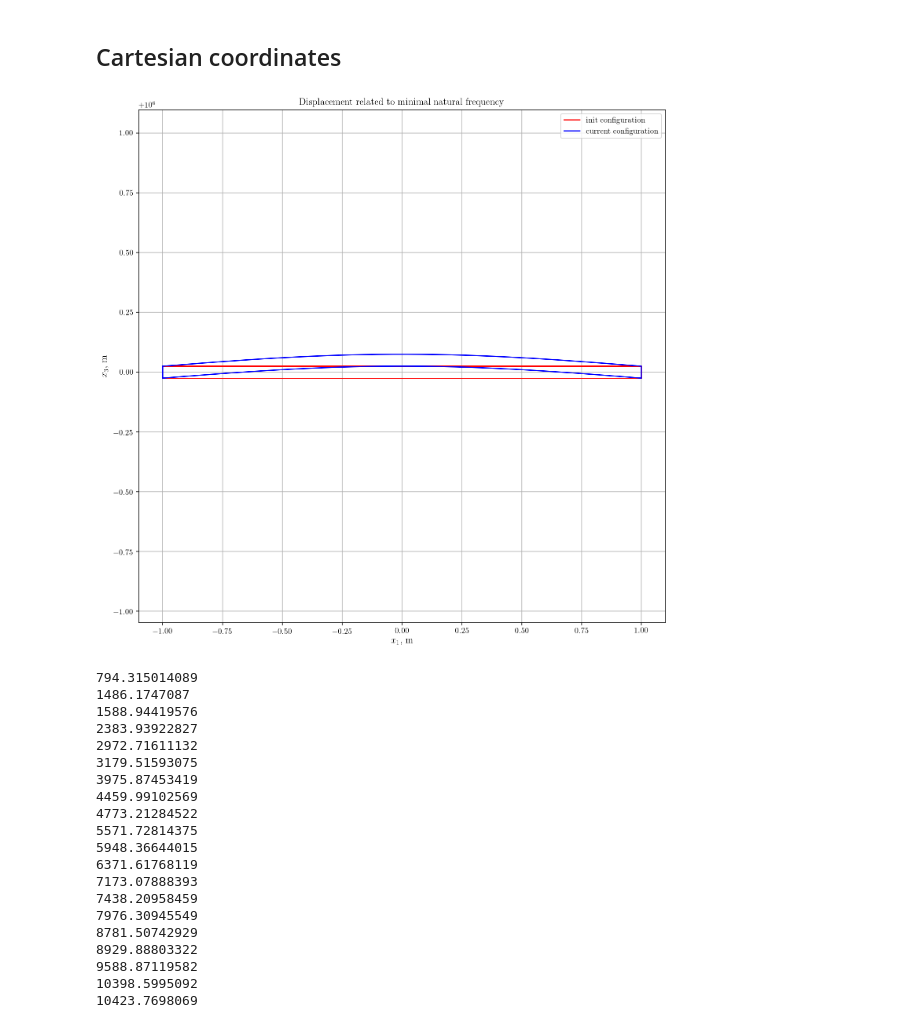
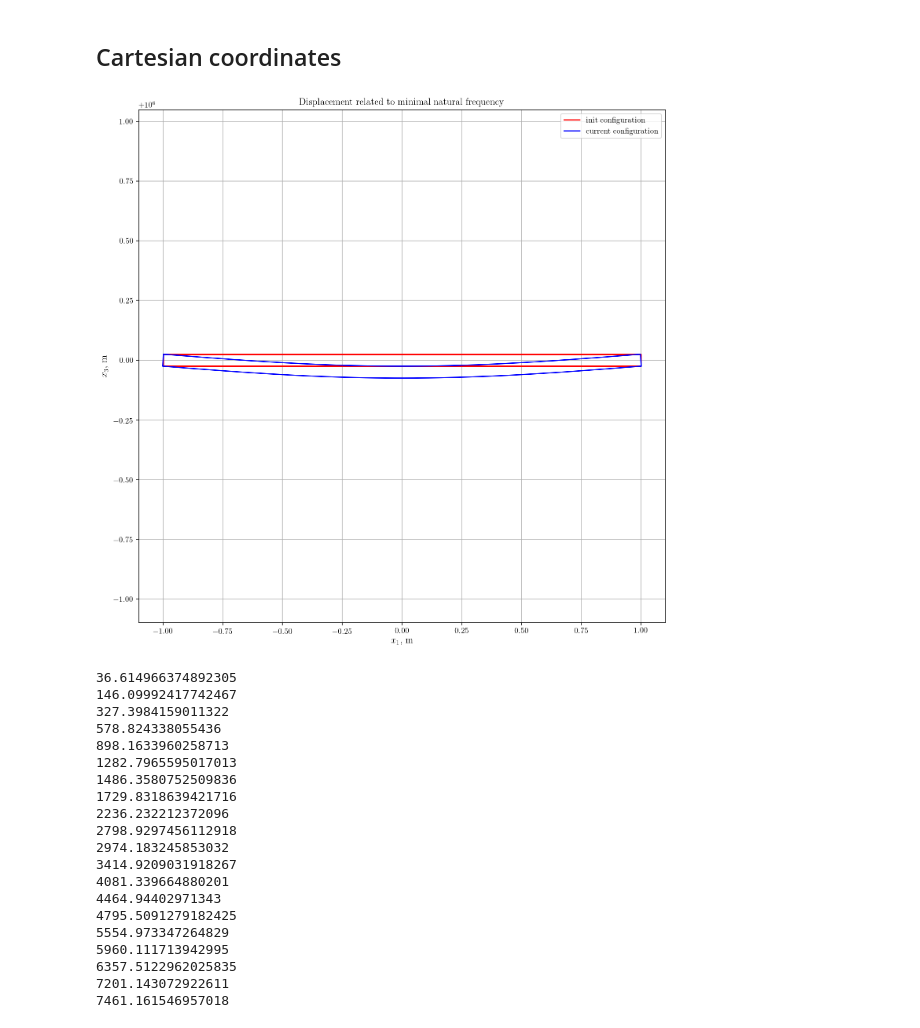
Before and after one commit to tarashor/vibrations, a Jupyter notebook: py/notebooks/LinearSolShellsFEM.ipynb, the cells around one changed output. Drawn from its saved outputs; the diff is of its cells as text; code cells hidden in the pictures.

Commit message:
fixing 1d shell

```diff
--- a/py/notebooks/LinearSolShellsFEM.ipynb
+++ b/py/notebooks/LinearSolShellsFEM.ipynb
@@ -153,9 +153,5 @@ M
 M_in = integrate(M*A*(1+alpha3*K),(alpha3, -h/2, h/2))
 M_in
 
-rows, cols = M_in.shape
-
-for i in range(rows):
-    for j in range(cols):
-        print('M[{},{}]={}'.format(i,j,M_in[i,j]))
+M_in
 # %% [output]
@@ -182,21 +162,22 @@ M[5,5]=0
 import fem.geometry as g
 import fem.model as m
 import fem.material as mat
-import fem.shell.shellsolver as s
-import fem.shell.mesh1D as me
+import fem.shells1D.firstorder.shellsolver as s
+import fem.shells1D.firstorder.result1D as r
+import fem.mesh as me
 import plot
 
 stiffness_matrix_func = lambdify([A, K, mu, la, h], S_in, "numpy")
 mass_matrix_func = lambdify([A, K, rho, h], M_in, "numpy")
 
 
-def stiffness_matrix(material, geometry, x1, x2, x3):
-    A,K = geometry.get_A_and_K(x1,x2,x3)
-    return stiffness_matrix_func(A, K, material.mu(), material.lam(), thickness)
+def stiffness_matrix(material, geometry, x1, h):
+    A,K = geometry.get_A_and_K(x1,0,0)
+    return stiffness_matrix_func(A, K, material.mu(), material.lam(), h)
 
-def mass_matrix(material, geometry, x1, x2, x3):
-    A,K = geometry.get_A_and_K(x1,x2,x3)
-    return mass_matrix_func(A, K, material.rho, thickness)
+def mass_matrix(material, geometry, x1, h):
+    A,K = geometry.get_A_and_K(x1,0,0)
+    return mass_matrix_func(A, K, material.rho, h)
 
 
 
@@ -214,59 +195,59 @@ def generate_layers(thickness, layers_count, material):
 def solve(geometry, thickness, linear, N_width):
     layers_count = 1
     layers = generate_layers(thickness, layers_count, mat.IsotropicMaterial.steel())
     model = m.Model(geometry, layers, m.Model.FIXED_BOTTOM_LEFT_RIGHT_POINTS)
-    mesh = me.Mesh1D.generate(width, layers, N_width, m.Model.FIXED_BOTTOM_LEFT_RIGHT_POINTS)
+    mesh = me.Mesh.generate1D(width, layers, N_width, m.Model.FIXED_BOTTOM_LEFT_RIGHT_POINTS)
     lam, vec = s.solve(model, mesh, stiffness_matrix, mass_matrix)
 
     return lam, vec, mesh, geometry
 
 
 
 width = 2
 curvature = 0.000001
 thickness = 0.05
 
 corrugation_amplitude = 0
-corrugation_frequency = 0
+corrugation_frequency = 20
 
 geometry = g.General(width, curvature, corrugation_amplitude, corrugation_frequency)
 
-N_width = 100
+N_width = 50
 
 lam, vec, mesh, geometry = solve(geometry, thickness, False, N_width)
-results = s.convert_to_results(lam, vec, mesh, geometry)
+results = r.Result.convert_to_results(lam, vec, mesh, geometry)
 
 results_index = 0
 
 plot.plot_init_and_deformed_geometry_in_cartesian(results[results_index], 0, width, -thickness / 2, thickness / 2, 0, geometry.to_cartesian_coordinates)
 to_print = 20
 if (len(results) < to_print):
     to_print = len(results)
 
 for i in range(to_print):
-    print(results[i].rad_per_sec_to_Hz(results[i].freq))
+    print(results[i].freqHz())
 # %% [output]
-[figure, old version]
+[figure, new version]
-794.315014089
-1486.1747087
-1588.94419576
-2383.93922827
-2972.71611132
-3179.51593075
-3975.87453419
-4459.99102569
-4773.21284522
-5571.72814375
-5948.36644015
-6371.61768119
-7173.07888393
-7438.20958459
-7976.30945549
-8781.50742929
-8929.88803322
-9588.87119582
-10398.5995092
-10423.7698069
+36.614966374892305
+146.09992417742467
+327.3984159011322
+578.824338055436
+898.1633960258713
+1282.7965595017013
+1486.3580752509836
+1729.8318639421716
+2236.232212372096
+2798.9297456112918
+2974.183245853032
+3414.9209031918267
+4081.339664880201
+4464.94402971343
+4795.5091279182425
+5554.973347264829
+5960.111713942995
+6357.5122962025835
+7201.143072922611
+7461.161546957018
 # %%
 values_N_width = [50, 100, 150, 200, 300, 400]
 
```
Also changed, not shown: parts of 3 cells of this notebook, 2 other files.
